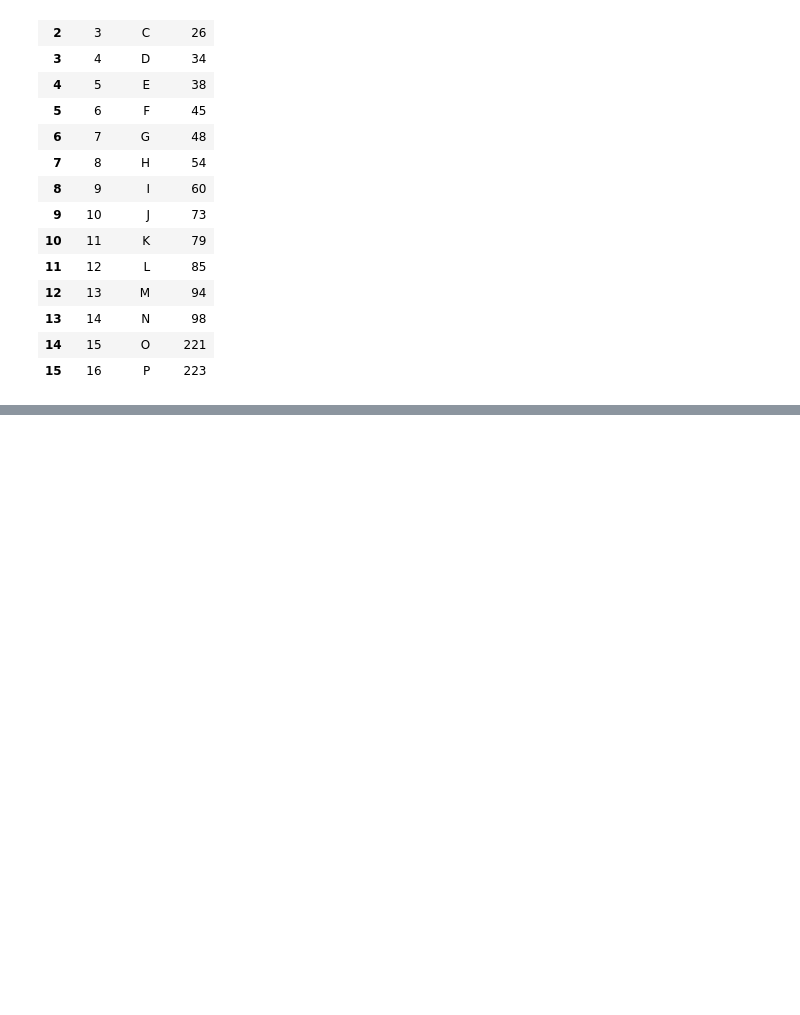
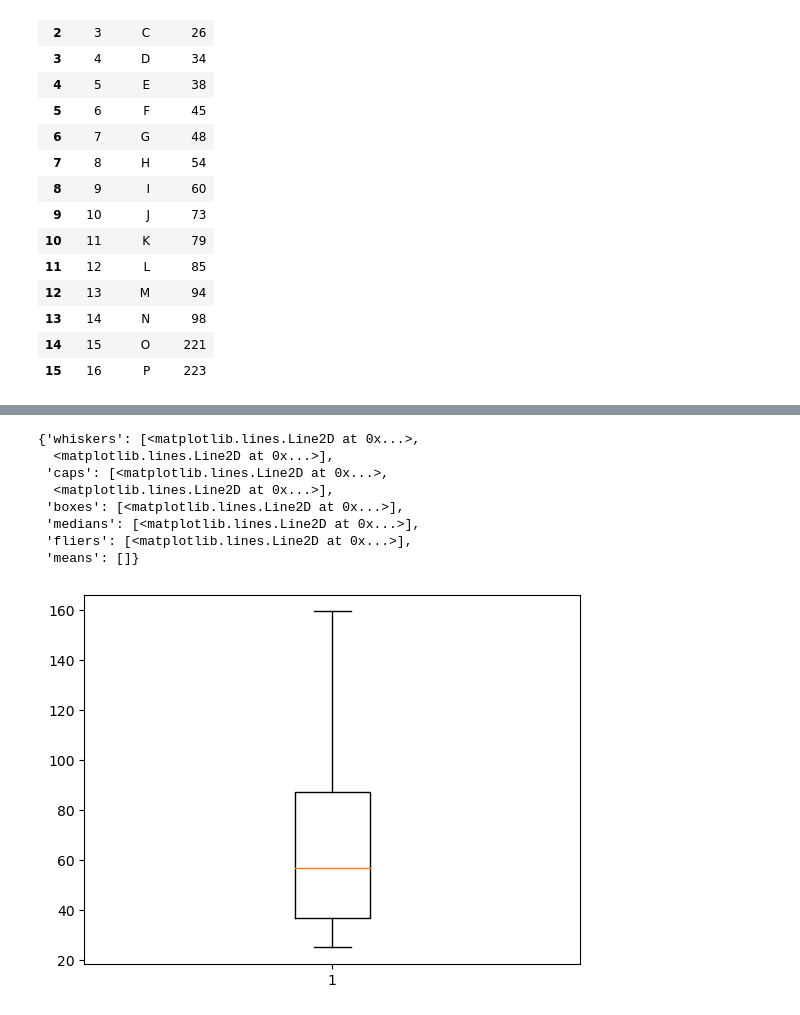
Before and after one commit to s0ul141/SB47, a Jupyter notebook: REG_DA5.ipynb, the cells around one changed output, grey strips where cells are left out. Saved outputs shown, nothing was run; the diff lists cells and outputs as text; code cells hidden in the pictures; blank space fills up the shorter version.

```diff
--- a/REG_DA5.ipynb
+++ b/REG_DA5.ipynb
@@ -28,0 +63,7 @@ data
+# %%
+tenth_percentile = np.percentile(data['points'], 10)
+ninetieth_percentile = np.percentile(data['points'], 90)
+b = np.where(data['points']<tenth_percentile, tenth_percentile, data['points'])
+b = np.where(b>ninetieth_percentile, ninetieth_percentile, b)
+data['Treated_points']=b
+print('Treated Outliers :\n', data)
@@ -28,0 +89,12 @@ data
+# %%
+plt.boxplot(data['Treated_points'])
+# %% [output]
+{'whiskers': [<matplotlib.lines.Line2D at 0x...>,
+  <matplotlib.lines.Line2D at 0x...>],
+ 'caps': [<matplotlib.lines.Line2D at 0x...>,
+  <matplotlib.lines.Line2D at 0x...>],
+ 'boxes': [<matplotlib.lines.Line2D at 0x...>],
+ 'medians': [<matplotlib.lines.Line2D at 0x...>],
+ 'fliers': [<matplotlib.lines.Line2D at 0x...>],
+ 'means': []}
+[figure, added]
```
Also changed, not shown: parts of 29 cells of this notebook.
